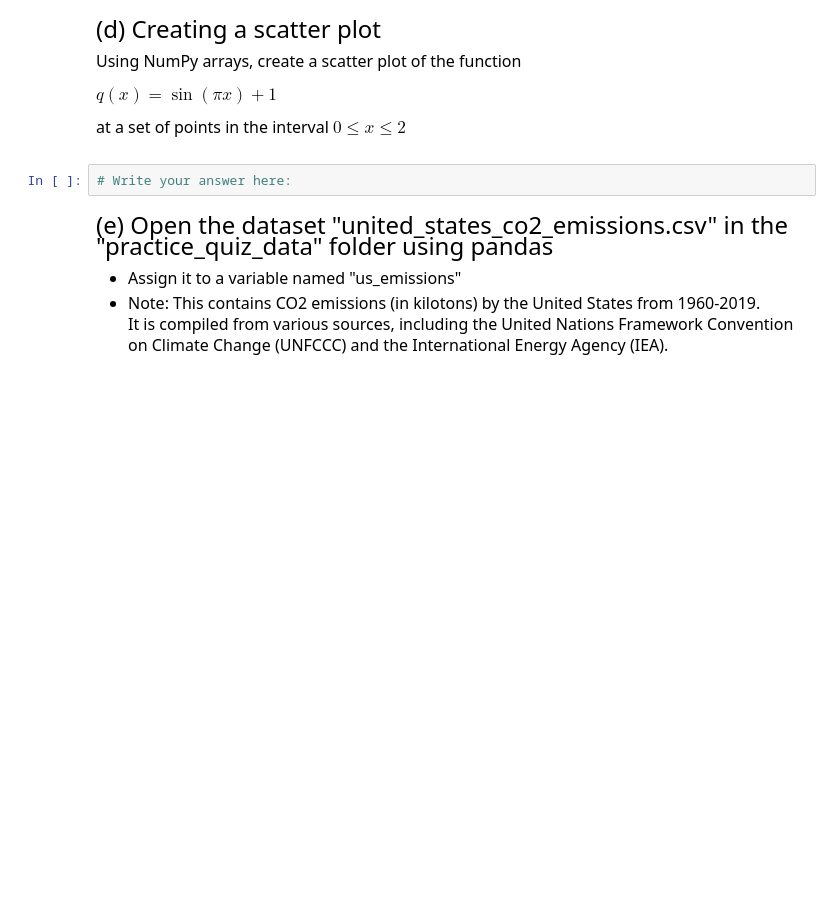
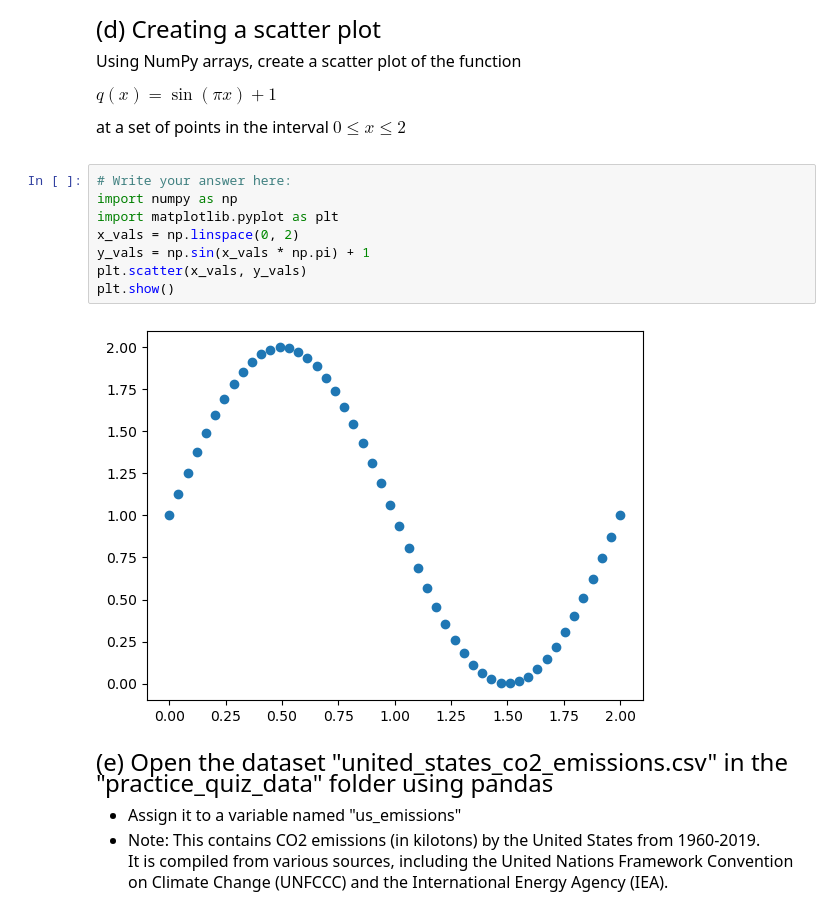
Before and after one commit to sentz2/qtm151fall2025, a Jupyter notebook: practice_quiz/practice_quiz.ipynb, the cells around one changed output. Cells and saved outputs as stored; diff of their text form; blank space fills up the shorter version.

```diff
--- a/practice_quiz/practice_quiz.ipynb
+++ b/practice_quiz/practice_quiz.ipynb
@@ -113,6 +156,14 @@ $q(x) = \sin(\pi x) + 1$
 at a set of points in the interval $0 \leq x \leq 2$
 # %%
 # Write your answer here:
+import numpy as np
+import matplotlib.pyplot as plt
+x_vals = np.linspace(0, 2)
+y_vals = np.sin(x_vals * np.pi) + 1
+plt.scatter(x_vals, y_vals)
+plt.show()
+# %% [output]
+[figure, added]
 # %% [markdown]
 <font size = "5">
 
```
Also changed, not shown: parts of 7 cells of this notebook, 1 other file.
